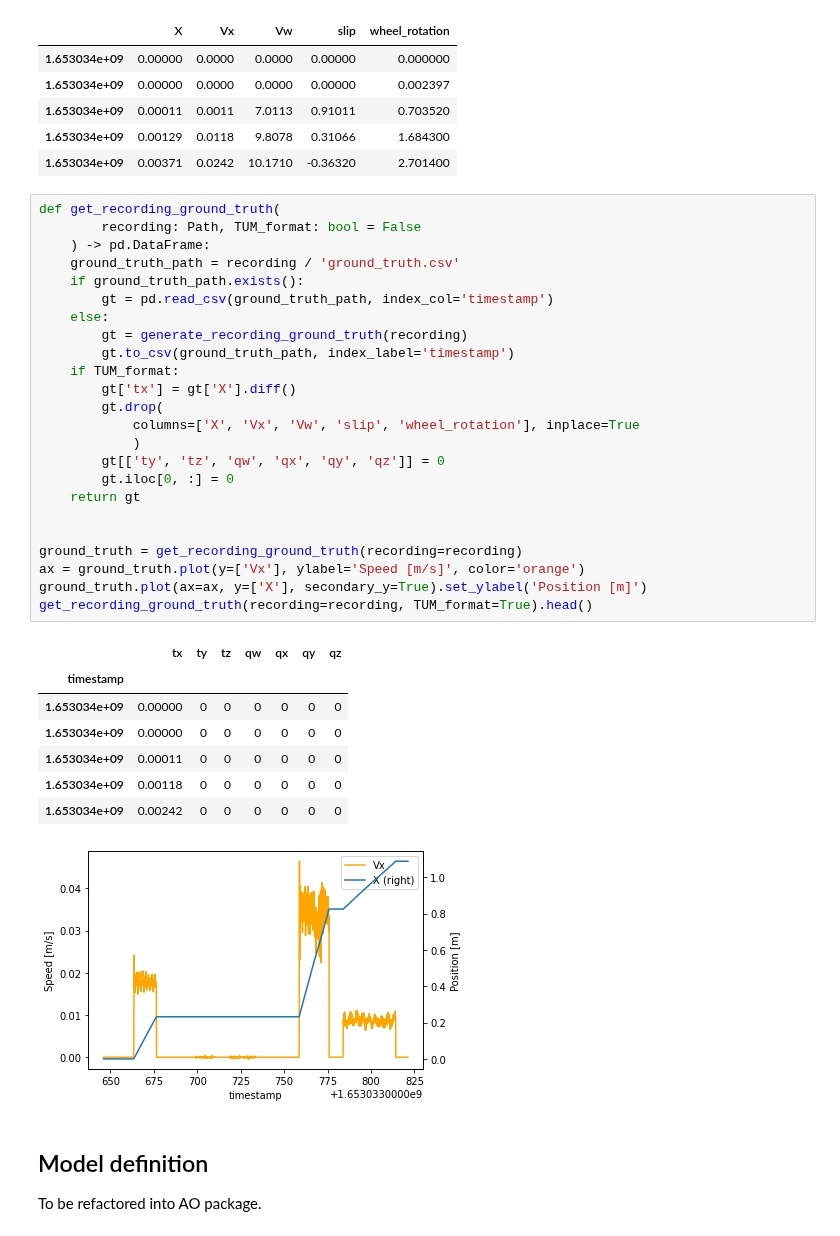
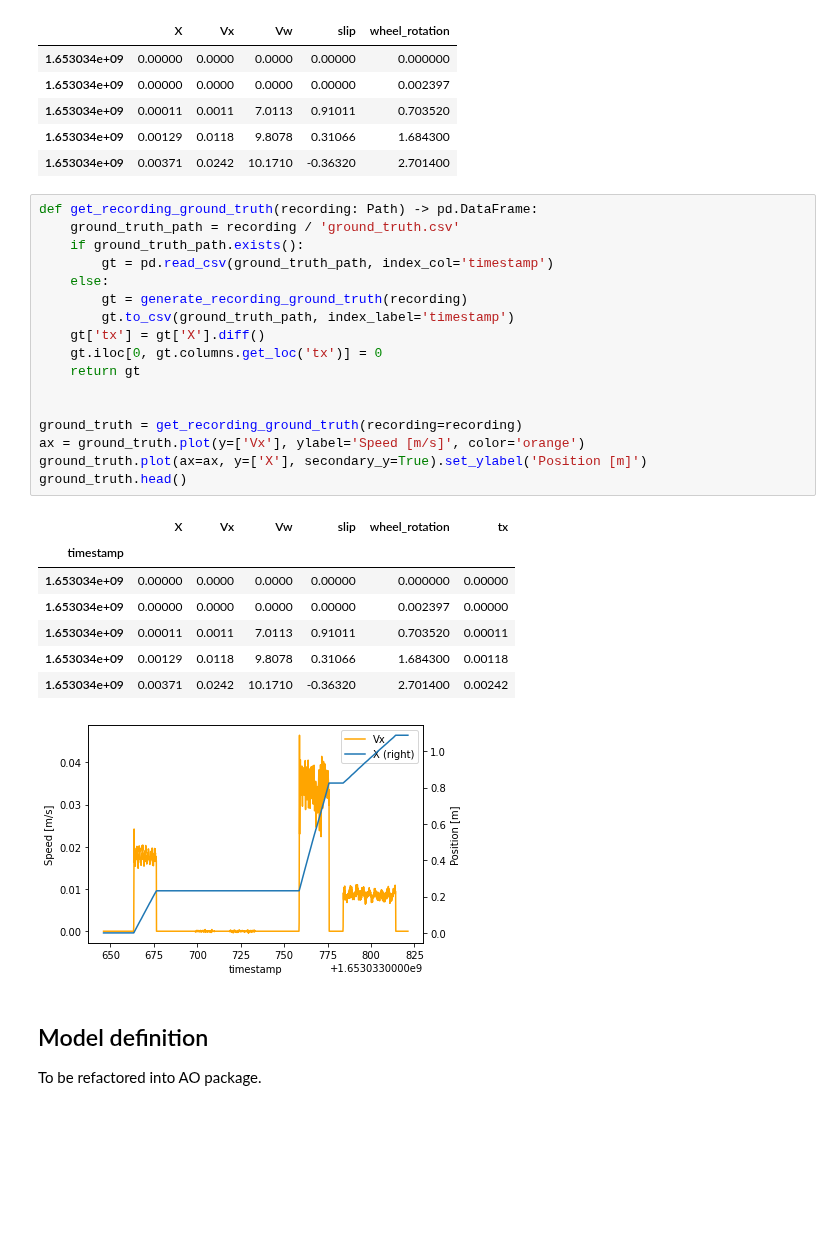
Before and after one commit to AcousticOdometry/AO, a Jupyter notebook: notebooks/odometry.ipynb, the cells around one changed output. Drawn from its saved outputs; the diff is of its cells as text; blank space fills up the shorter version.

```diff
--- a/notebooks/odometry.ipynb
+++ b/notebooks/odometry.ipynb
@@ -182,37 +183,30 @@ ground_truth.head()
 | 1.653034e+09 | 0.00129 | 0.0118 | 9.8078 | 0.31066 | 1.684300 |
 | 1.653034e+09 | 0.00371 | 0.0242 | 10.1710 | -0.36320 | 2.701400 |
 # %%
-def get_recording_ground_truth(
-        recording: Path, TUM_format: bool = False
-    ) -> pd.DataFrame:
+def get_recording_ground_truth(recording: Path) -> pd.DataFrame:
     ground_truth_path = recording / 'ground_truth.csv'
     if ground_truth_path.exists():
         gt = pd.read_csv(ground_truth_path, index_col='timestamp')
     else:
         gt = generate_recording_ground_truth(recording)
         gt.to_csv(ground_truth_path, index_label='timestamp')
-    if TUM_format:
-        gt['tx'] = gt['X'].diff()
-        gt.drop(
-            columns=['X', 'Vx', 'Vw', 'slip', 'wheel_rotation'], inplace=True
-            )
-        gt[['ty', 'tz', 'qw', 'qx', 'qy', 'qz']] = 0
-        gt.iloc[0, :] = 0
+    gt['tx'] = gt['X'].diff()
+    gt.iloc[0, gt.columns.get_loc('tx')] = 0
     return gt
 
 
 ground_truth = get_recording_ground_truth(recording=recording)
 ax = ground_truth.plot(y=['Vx'], ylabel='Speed [m/s]', color='orange')
 ground_truth.plot(ax=ax, y=['X'], secondary_y=True).set_ylabel('Position [m]')
-get_recording_ground_truth(recording=recording, TUM_format=True).head()
+ground_truth.head()
 # %% [output]
-|  | tx | ty | tz | qw | qx | qy | qz |
-| timestamp |  |  |  |  |  |  |  |
-| 1.653034e+09 | 0.00000 | 0 | 0 | 0 | 0 | 0 | 0 |
-| 1.653034e+09 | 0.00000 | 0 | 0 | 0 | 0 | 0 | 0 |
-| 1.653034e+09 | 0.00011 | 0 | 0 | 0 | 0 | 0 | 0 |
-| 1.653034e+09 | 0.00118 | 0 | 0 | 0 | 0 | 0 | 0 |
-| 1.653034e+09 | 0.00242 | 0 | 0 | 0 | 0 | 0 | 0 |
+|  | X | Vx | Vw | slip | wheel_rotation | tx |
+| timestamp |  |  |  |  |  |  |
+| 1.653034e+09 | 0.00000 | 0.0000 | 0.0000 | 0.00000 | 0.000000 | 0.00000 |
+| 1.653034e+09 | 0.00000 | 0.0000 | 0.0000 | 0.00000 | 0.002397 | 0.00000 |
+| 1.653034e+09 | 0.00011 | 0.0011 | 7.0113 | 0.91011 | 0.703520 | 0.00011 |
+| 1.653034e+09 | 0.00129 | 0.0118 | 9.8078 | 0.31066 | 1.684300 | 0.00118 |
+| 1.653034e+09 | 0.00371 | 0.0242 | 10.1710 | -0.36320 | 2.701400 | 0.00242 |
 [figure]
 # %% [markdown]
 ## Model definition
```
Also changed, not shown: parts of 22 cells of this notebook.
